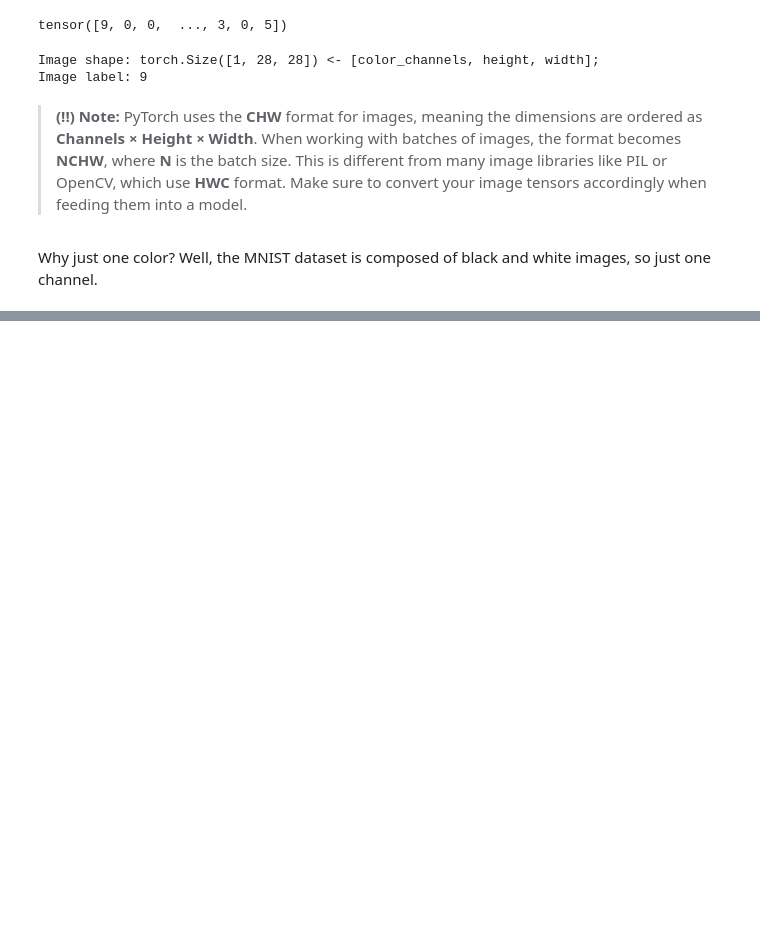
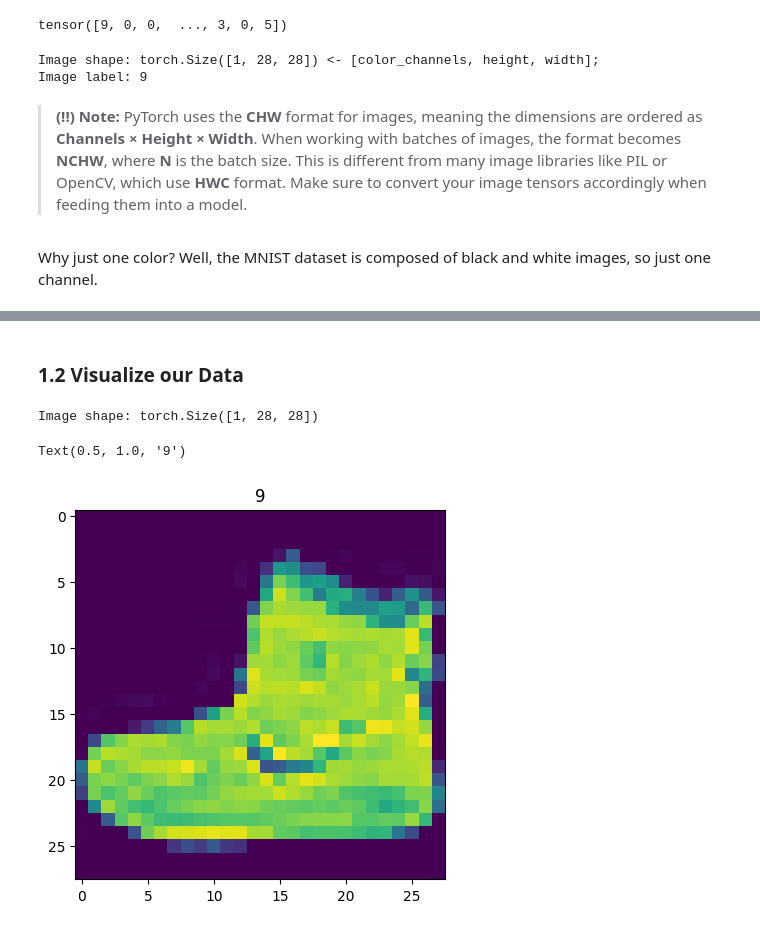
Before and after one commit to MatteoFalcioni/PyTorch_basics, a Jupyter notebook: vision.ipynb, the cells around one changed output, grey strips where cells are left out. Drawn from its saved outputs; the diff is of its cells as text; code cells hidden in the pictures; blank space fills up the shorter version.

```diff
--- a/vision.ipynb
+++ b/vision.ipynb
@@ -127,0 +134,13 @@ Why just one color? Well, the MNIST dataset is composed of black and white image
+# %% [markdown]
+### 1.2 Visualize our Data
+# %%
+import matplotlib.pyplot as plt
+
+image, label = train_data[0]
+print(f"Image shape: {image.shape}")
+plt.imshow(image.permute(1,2,0))  # change from CHW -> HWC (torch format -> python format)
+plt.title(label)
+# %% [output]
+Image shape: torch.Size([1, 28, 28])
+Text(0.5, 1.0, '9')
+[figure, added]
```
Also changed, not shown: parts of 6 cells of this notebook.
